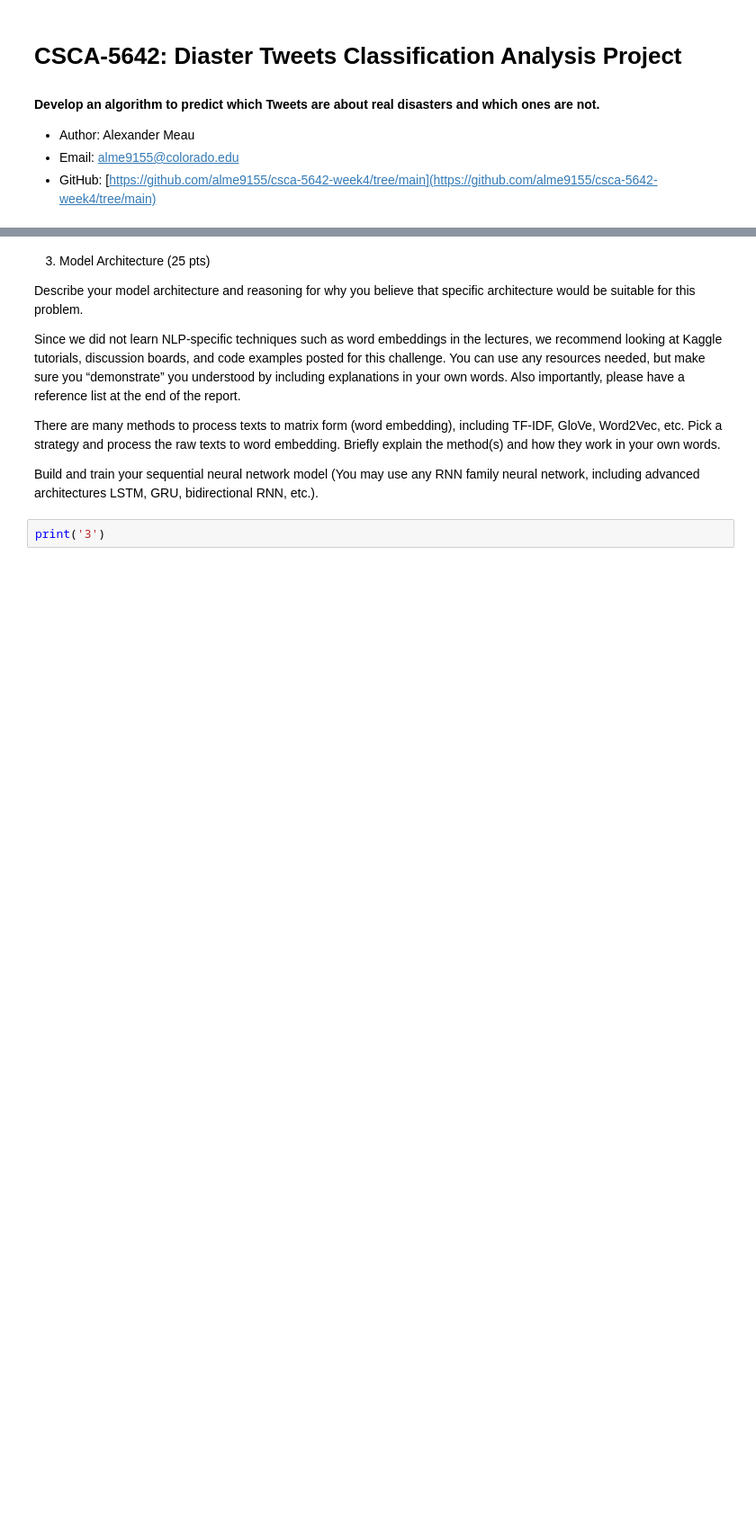
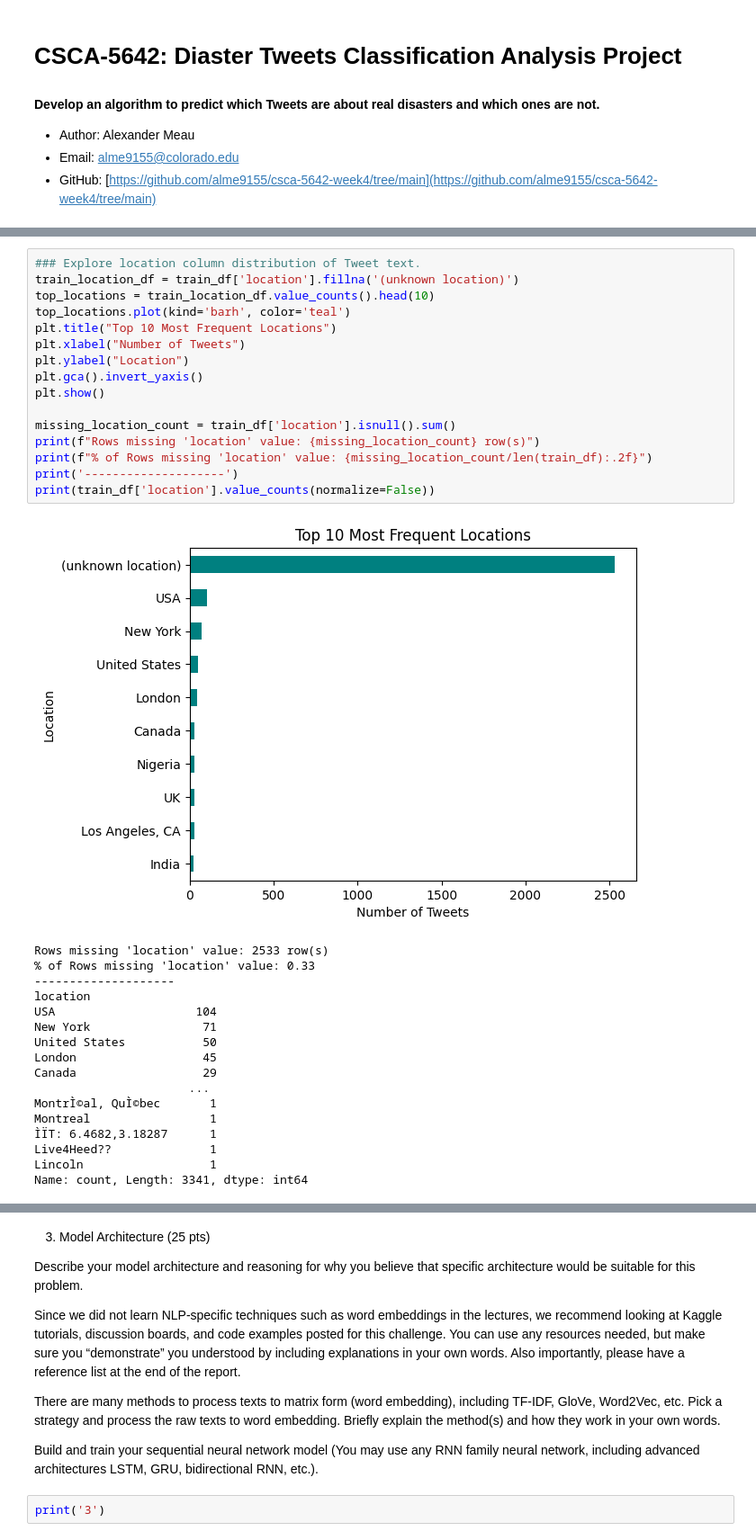
Before and after one commit to alme9155/csca-5642-week4, a Jupyter notebook: Diaster-Tweets-NLP-Classification.ipynb, the cells around one changed output, grey strips where cells are left out. Shown: that part at 90% size. Cells and saved outputs as stored; diff of their text form; blank space fills up the shorter version.

```diff
--- a/Diaster-Tweets-NLP-Classification.ipynb
+++ b/Diaster-Tweets-NLP-Classification.ipynb
@@ -143,0 +163,34 @@ print('2')
+# %%
+### Explore location column distribution of Tweet text.
+train_location_df = train_df['location'].fillna('(unknown location)')
+top_locations = train_location_df.value_counts().head(10)
+top_locations.plot(kind='barh', color='teal')
+plt.title("Top 10 Most Frequent Locations")
+plt.xlabel("Number of Tweets")
+plt.ylabel("Location")
+plt.gca().invert_yaxis()
+plt.show()
+
+missing_location_count = train_df['location'].isnull().sum()
+print(f"Rows missing 'location' value: {missing_location_count} row(s)")
+print(f"% of Rows missing 'location' value: {missing_location_count/len(train_df):.2f}")
+print('--------------------')
+print(train_df['location'].value_counts(normalize=False))
+# %% [output]
+[figure, added]
+Rows missing 'location' value: 2533 row(s)
+% of Rows missing 'location' value: 0.33
+--------------------
+location
+USA                    104
+New York                71
+United States           50
+London                  45
+Canada                  29
+                      ...
+MontrÌ©al, QuÌ©bec       1
+Montreal                 1
+ÌÏT: 6.4682,3.18287      1
+Live4Heed??              1
+Lincoln                  1
+Name: count, Length: 3341, dtype: int64
```
Also changed, not shown: parts of 17 cells of this notebook.
